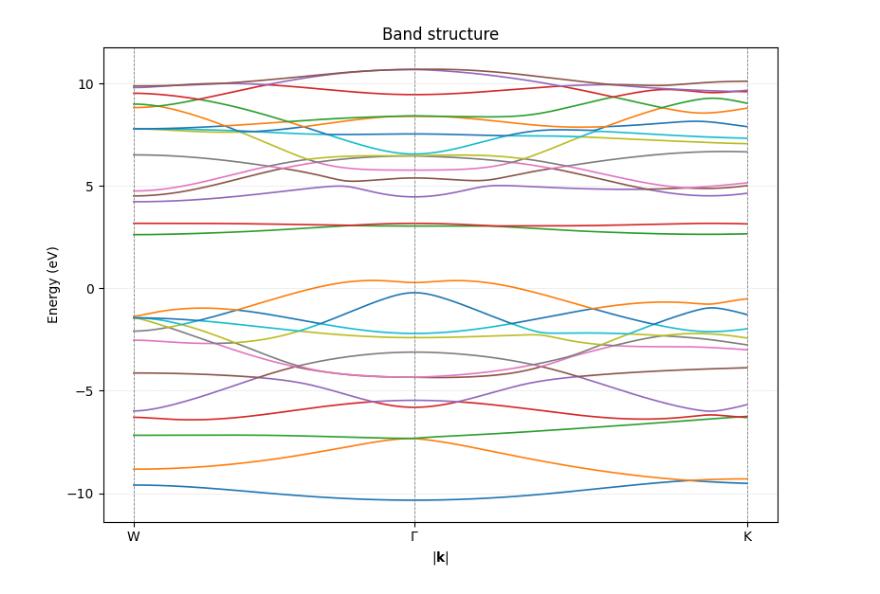
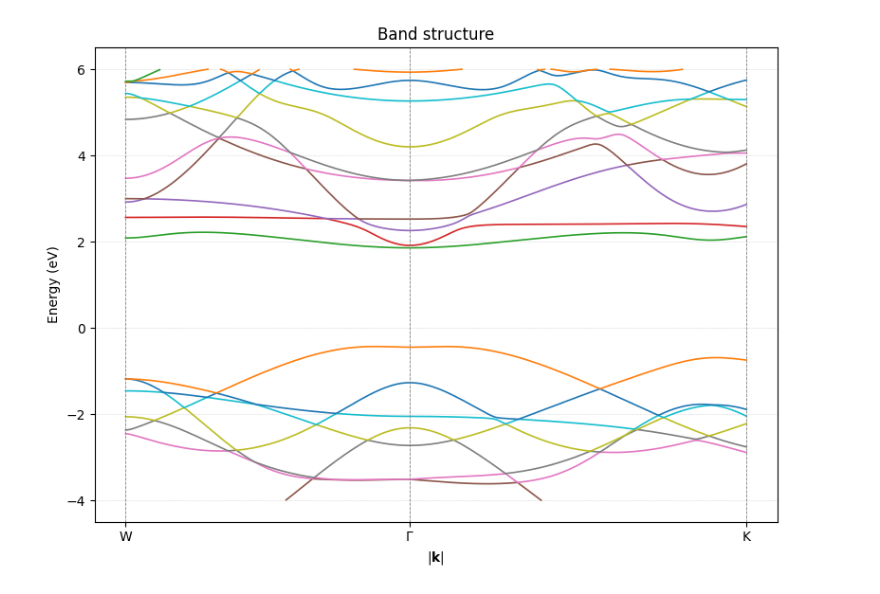
Before and after one commit to nandandiwan/transistorNEGF, a Jupyter notebook: src/finite_silicon.ipynb, the cells around one changed output. Cells and saved outputs as stored; diff of their text form; code cells hidden in the pictures.

```diff
--- a/src/finite_silicon.ipynb
+++ b/src/finite_silicon.ipynb
@@ -367,29 +695,17 @@ import matplotlib.pyplot as plt
 
 
 class BandStructurePlotter:
-    """
-    Convenience wrapper for
-        1) generating a high-symmetry k-path,
-        2) computing the tight-binding eigen-energies,
-        3) plotting them with optional masking (e.g. remove H surface states).
 
-    Parameters
-    ----------
-    N : int
-        Number of conventional unit cells along z (finite direction).
-    potential_profile : 1-d array length N+1
-        On-site electrostatic potential versus z-layer.
-    """
-    # ---------- construction ----------
+
     def __init__(self, N: int, potential_profile: np.ndarray):
         self.N = N
         self.V = np.asarray(potential_profile)
-        # to be filled later
+
         self.k_path = None
-        self.k_ticks = None          # dict {label: index}
-        self.energies = None         # shape (Nk, Nb)
+        self.k_ticks = None
+        self.energies = None
 
-    # ---------- k-space utilities ----------
+    # k space
     @staticmethod
     def _cumulative_distance(k_path):
         d = np.zeros(len(k_path))
@@ -415,7 +731,7 @@ class BandStructurePlotter:
         self.k_ticks = {lbl: i*points_per_segment
                         for i, lbl in enumerate("".join((" " * (len(corner_points)-1))).split())}
 
-    # ---------- eigenproblem ----------
+    #eigen states
     def _compute_band_structure(self):
         assert self.k_path is not None, "call build_k_path() first"
         Nk = len(self.k_path)
@@ -426,7 +742,7 @@ class BandStructurePlotter:
         for i, kvec in enumerate(self.k_path):
             self.energies[i] = np.sort(create_tight_binding(kvec, self.N, self.V)[0].real)
 
-    # ---------- master plot ----------
+    # plot
     def plot(self, energy_window=None, colour_cycle=None,
              k_labels=None, linewidth=1.2, figsize=(8, 6)):
         """
@@ -456,39 +772,39 @@ class BandStructurePlotter:
             plt.plot(k_x, E[:, band], lw=linewidth)
 
         # decorations
         plt.ylabel("Energy (eV)")
         plt.xlabel("$|\\mathbf{k}|$")
         plt.title("Band structure")
         plt.grid(True, ls="--", lw=0.4, alpha=0.5)
 
         # ticks at high-symmetry points
         if k_labels is None and self.k_ticks:
             k_labels = self.k_ticks
         if k_labels:
             tick_pos = [k_x[idx] for idx in k_labels.values()]
             for x in tick_pos:
                 plt.axvline(x, color='grey', ls='--', lw=0.6)
             plt.xticks(tick_pos, list(k_labels.keys()))
 
         plt.tight_layout()
         plt.show()
-# ----------- high-symmetry points (cartesian reciprocal coords) -----------
+# high symmetry points
 a = 1.0
-G  = np.array([0, 0, 0])
-W  = 2*np.pi/a * np.array([1/2, 1/2, 0])
-K  = 2*np.pi/a * np.array([3/4, 3/8, 0])
+G  = np.array([0, 0])
+W  = np.array([1/2, 1/2])
+K  =np.array([3/4, 3/8])
 
-# ----------- build, run, plot -----------
+# plot
 N  = 1
 plotter = BandStructurePlotter(N, potential_profile=np.zeros(N+1))
 plotter.build_k_path([W, G, K], points_per_segment=200)
 
 # custom tick dictionary (same indices you used before)
-plotter.plot(energy_window=(-12, 12),
+plotter.plot(energy_window=(-4, 6),
              k_labels={'W': 0,
                        r'$\Gamma$': 200,
                        'K': 400})
 # %% [output]
-[figure, old version]
+[figure, new version]
 # %%
 import numpy as np
```
Also changed, not shown: parts of 6 cells of this notebook, 1 other file.
